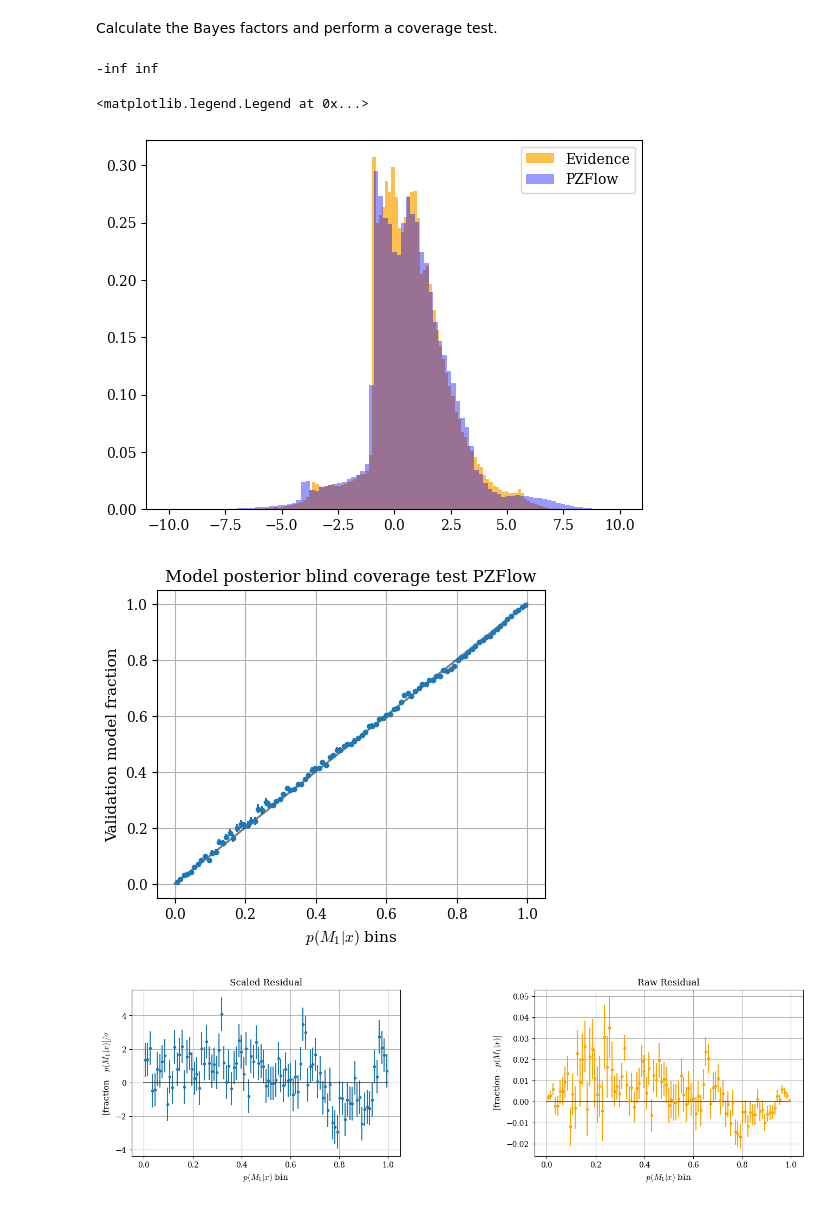
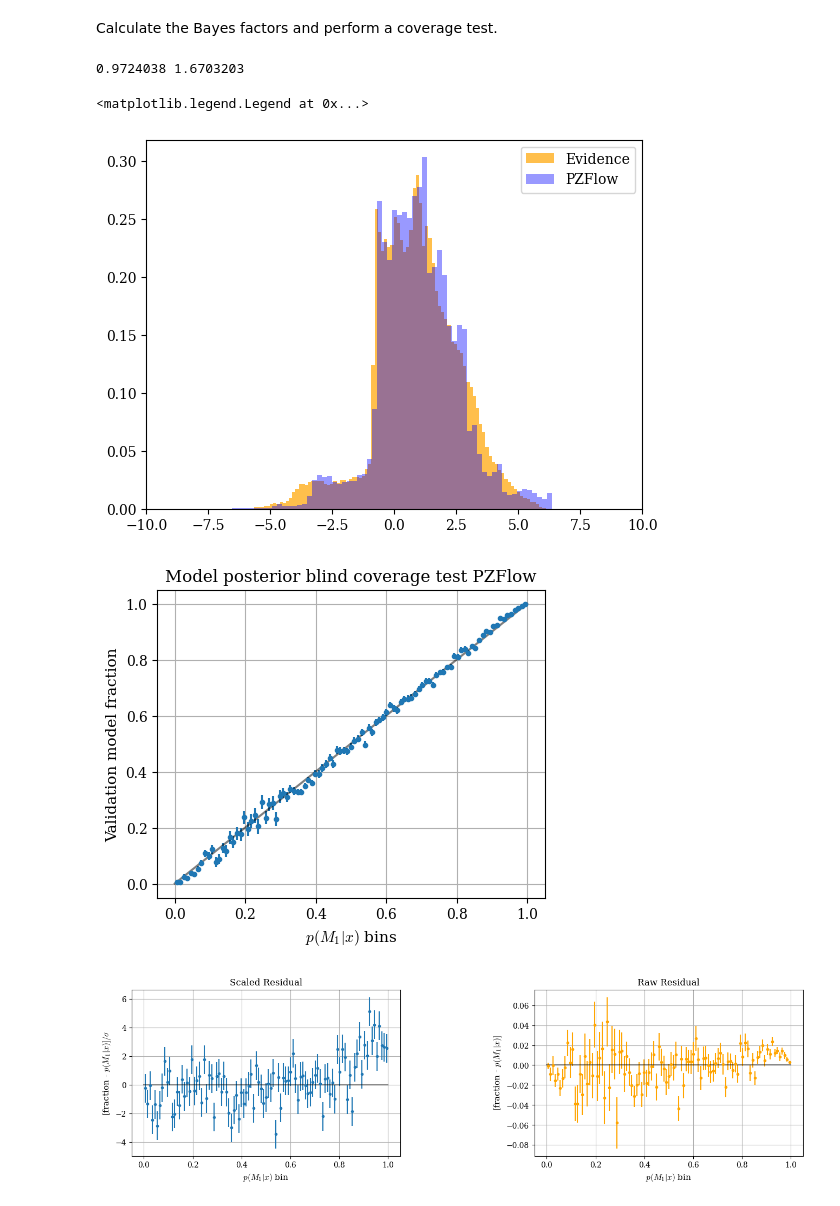
Before and after one commit to cjpdrury/evidence_networks, a Jupyter notebook: evidence_network_galaxies_flow.ipynb, the cells around one changed output. Cells and saved outputs as stored; diff of their text form; code cells hidden in the pictures.

```diff
--- a/evidence_network_galaxies_flow.ipynb
+++ b/evidence_network_galaxies_flow.ipynb
@@ -142,7 +142,7 @@ train_Illu = np.append(train_Illu, np.zeros((len(train_Illu[:,0]),1)) ,axis=1)
 train_SIMB = np.append(train_SIMB, np.ones((len(train_SIMB[:,0]),1)) ,axis=1)
 # %%
 # combine into one dataset :- use equal priors to test flow
-train_data = np.append(train_SIMB[:500000,:],train_Illu[:500000,:], axis=0 )
+train_data = np.append(train_SIMB,train_Illu, axis=0 )
 
 
 # below is for using stellar mass and stellar metallicity
@@ -416,7 +416,7 @@ with tf.device('/device:GPU:0'):
         # early stopping
         early_stop = tf.keras.callbacks.EarlyStopping(monitor='val_loss', patience=7)
         histories.append(model_instances_model[-1].fit(x_train_scaled,y_train,
-            epochs=epochs, batch_size=500,
+            epochs=epochs, batch_size=150,
                              shuffle=True,
                              validation_data = (x_val_scaled, y_val),
                              callbacks = [early_stop],
@@ -713,14 +752,14 @@ Calculate the Bayes factors and perform a coverage test.
 # %%
 print(np.mean(logK_flow), np.std(logK_flow))
 plt.hist(validation_prediction,bins=100,density=True, alpha=0.7, color='orange', label='Evidence')
 plt.hist(logK_flow,bins=np.linspace(-10,10,100),density=True, alpha=0.4,color='blue', label='PZFlow')
 
-# plt.xlim(-10,10)
+plt.xlim(-10,10)
 plt.legend()
 # %% [output]
--inf inf
+0.9724038 1.6703203
 <matplotlib.legend.Legend at 0x...>
-[figure, old version]
+[figure, new version]
 # %%
 # get p(M1|x) from logK
 post_flow = np.exp(logK_flow)/(1+np.exp(logK_flow))
@@ -745,7 +784,7 @@ plt.grid(True)
 # plt.savefig(path+'coverage_test_20_B.png', dpi=250)
 # plt.axis('equal')
 # %% [output]
-[figure, old version]
+[figure, new version]
 # %%
 residual_flow = (np.asarray(fractions_flow) - np.asarray(bin_centres_flow))
 scaled_residual_flow = residual_flow/np.asarray(binomial_std_flow)
@@ -772,7 +811,7 @@ plt.grid(True)
 
 plt.subplots_adjust(wspace=.5)
 # %% [output]
-[figure, old version]
+[figure, new version]
 # %%
 print(np.mean(scaled_residual_flow))
 print(np.std(scaled_residual_flow))
```
Also changed, not shown: parts of 21 cells of this notebook.
